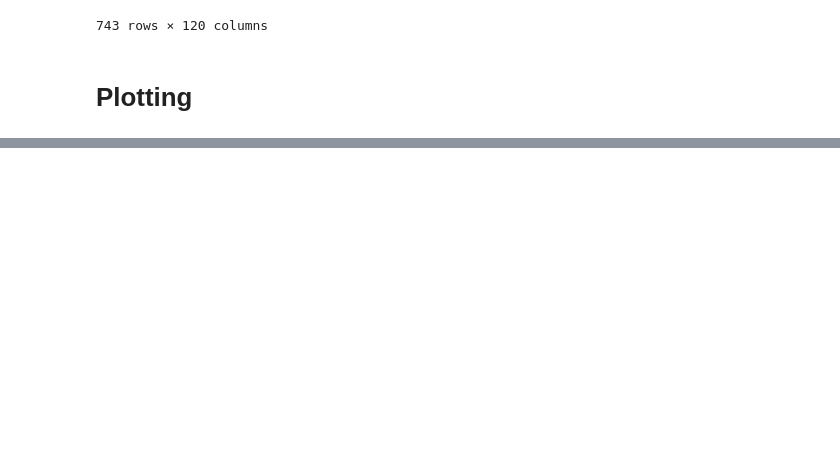
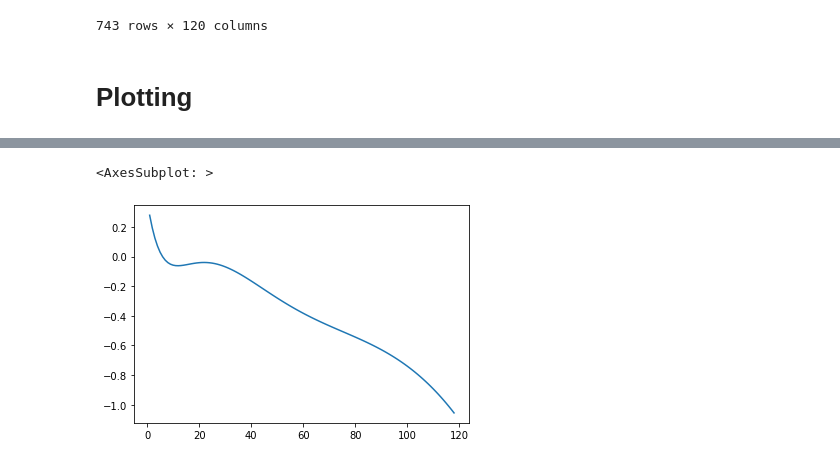
Before and after one commit to jingxiangzou/Term-Structure-Modeling-Based-On-Adrian-Crump-and-Moench-2013-, a Jupyter notebook: 728project-0424.ipynb, the cells around one changed output, grey strips where cells are left out. Saved outputs shown, nothing was run; the diff lists cells and outputs as text; code cells hidden in the pictures; blank space fills up the shorter version.

```diff
--- a/728project-0424.ipynb
+++ b/728project-0424.ipynb
@@ -561,0 +624,5 @@ plt.show()
+# %%
+tp.loc[100,:].rolling(2).mean().plot()
+# %% [output]
+<AxesSubplot: >
+[figure, added]
```
Also changed, not shown: parts of 18 cells of this notebook, 1 other file.
